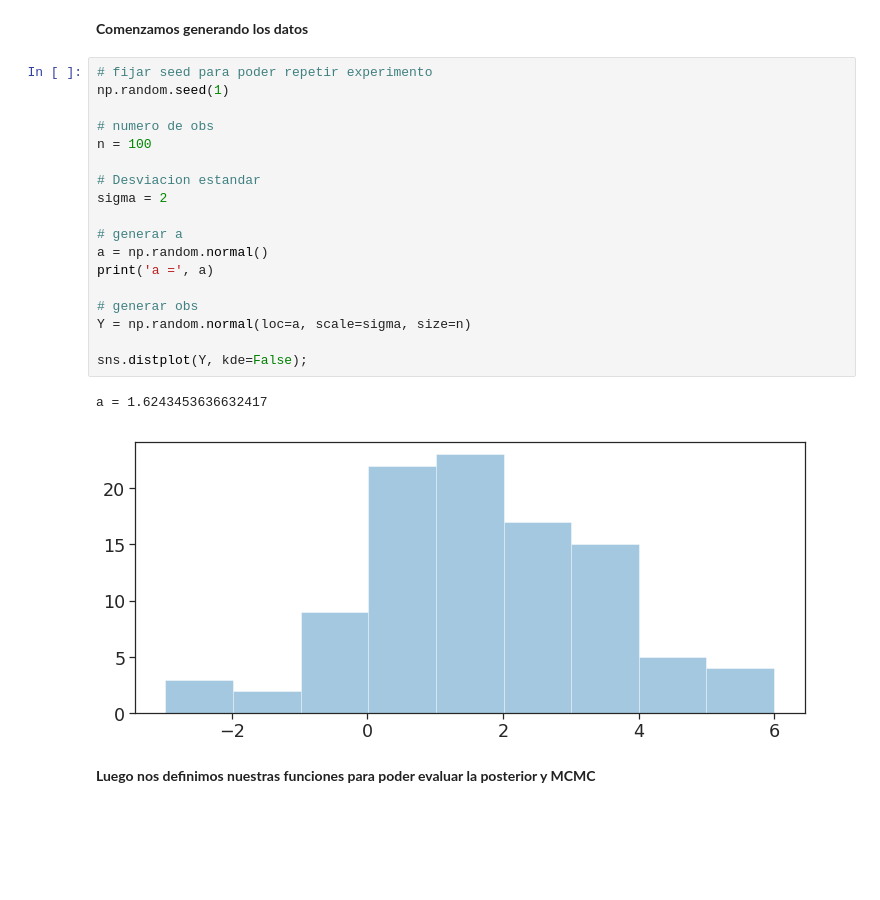
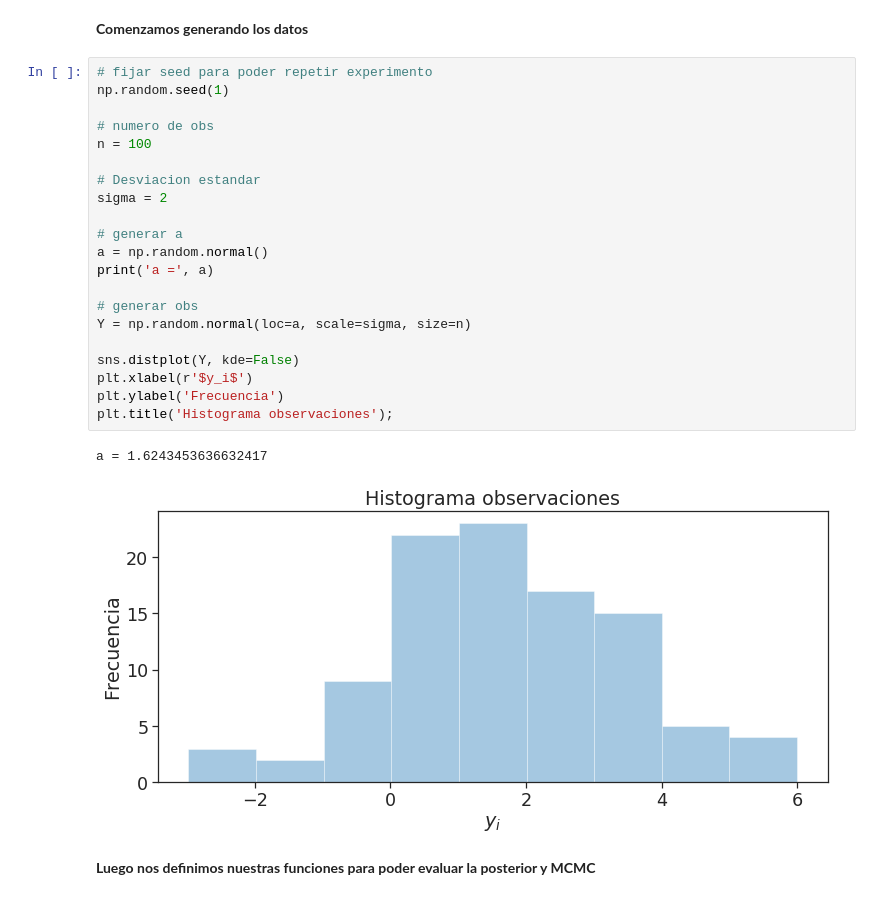
Before and after one commit to GAMES-UChile/Curso-Aprendizaje-de-Maquinas, a Jupyter notebook: demos/CapX_Metropolis_Hastings.ipynb, the cells around one changed output. Saved outputs shown, nothing was run; the diff lists cells and outputs as text; blank space fills up the shorter version.

```diff
--- a/demos/CapX_Metropolis_Hastings.ipynb
+++ b/demos/CapX_Metropolis_Hastings.ipynb
@@ -221,24 +222,27 @@ __Comenzamos generando los datos__
 # %%
 # fijar seed para poder repetir experimento
 np.random.seed(1)
 
 # numero de obs
 n = 100
 
 # Desviacion estandar
 sigma = 2
 
 # generar a
 a = np.random.normal()
 print('a =', a)
 
 # generar obs
 Y = np.random.normal(loc=a, scale=sigma, size=n)
 
-sns.distplot(Y, kde=False);
+sns.distplot(Y, kde=False)
+plt.xlabel(r'$y_i$')
+plt.ylabel('Frecuencia')
+plt.title('Histograma observaciones');
 # %% [output]
 a = 1.6243453636632417
-[figure, old version]
+[figure, new version]
 # %% [markdown]
 __Luego nos definimos nuestras funciones para poder evaluar la posterior y MCMC__
 # %%
```
Also changed, not shown: parts of 3 cells of this notebook, 1 other file.
